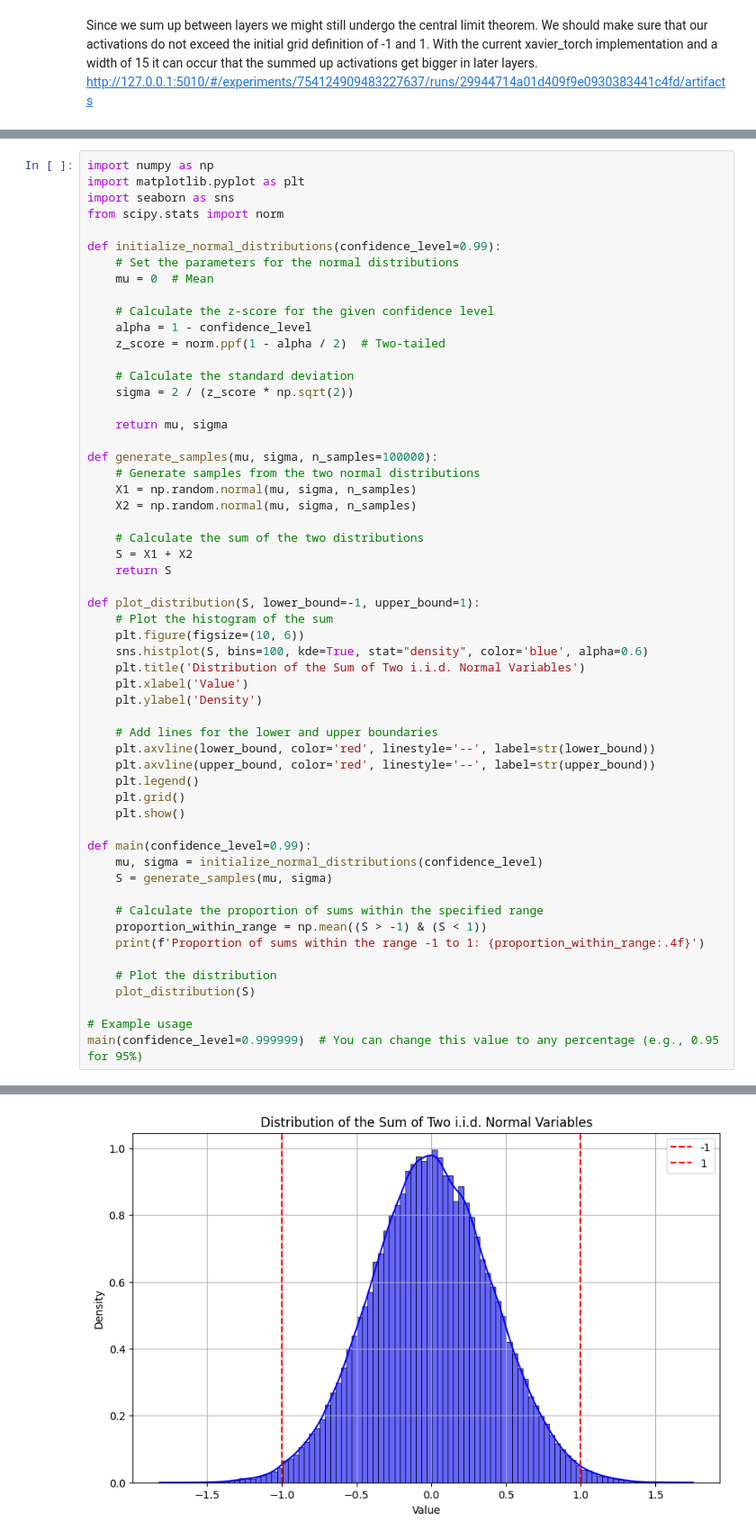
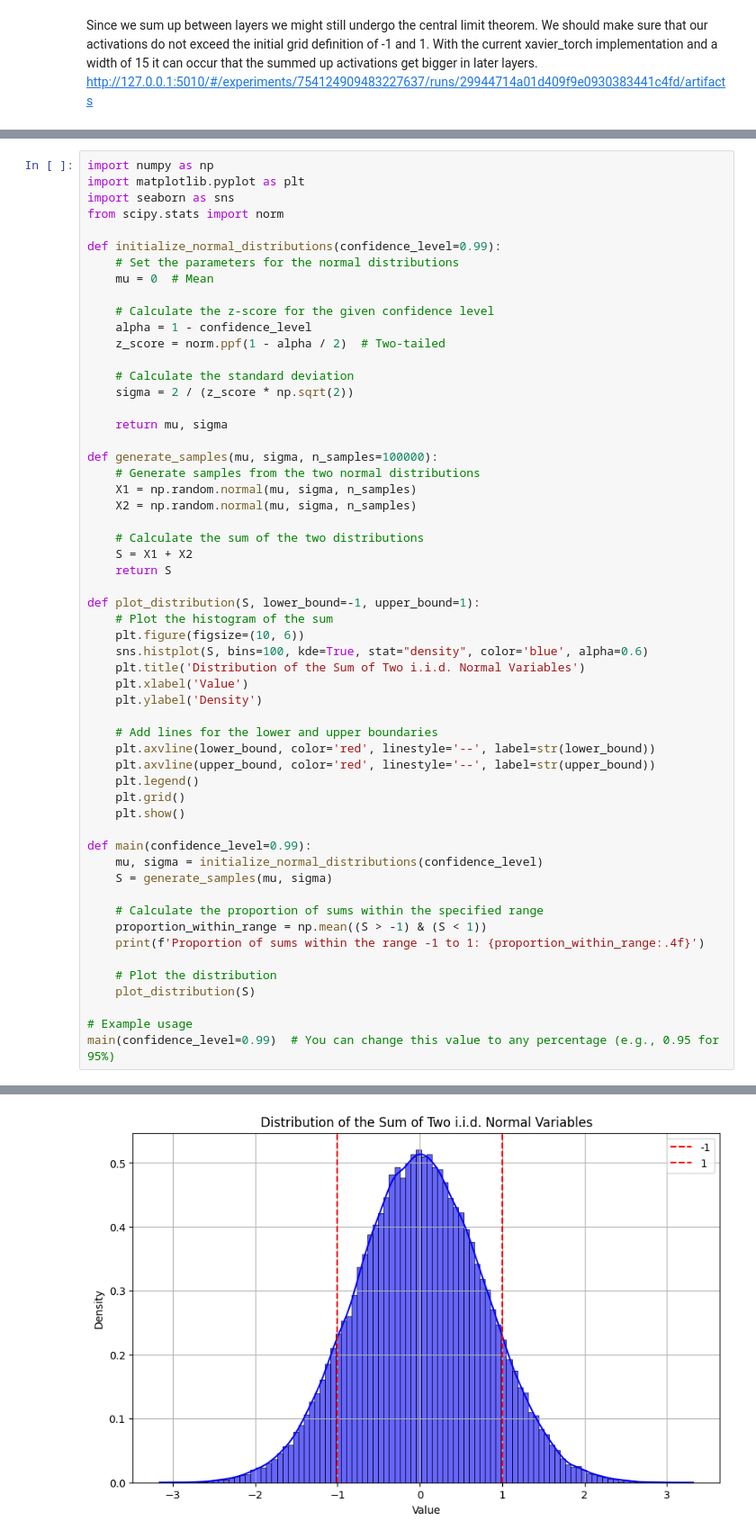
Before and after one commit to lniehaus/pykan, a Jupyter notebook: tutorials/Experiments/trainer/notebooks/init_variance.ipynb, the cells around one changed output, grey strips where cells are left out. Shown at 90% size. Saved outputs shown, nothing was run; the diff lists cells and outputs as text.

```diff
--- a/tutorials/Experiments/trainer/notebooks/init_variance.ipynb
+++ b/tutorials/Experiments/trainer/notebooks/init_variance.ipynb
@@ -170,5 +170,5 @@ def main(confidence_level=0.99):
     plot_distribution(S)
 
 # Example usage
-main(confidence_level=0.999999)  # You can change this value to any percentage (e.g., 0.95 for 95%)
+main(confidence_level=0.99)  # You can change this value to any percentage (e.g., 0.95 for 95%)
 # %% [output]
@@ -176,4 +176,4 @@ Proportion of sums within the range -1 to 1: 0.9860
-[figure, old version]
+[figure, new version]
 # %%
 import numpy as np
 import matplotlib.pyplot as plt
```
Also changed, not shown: parts of 9 cells of this notebook, 6 other files.
